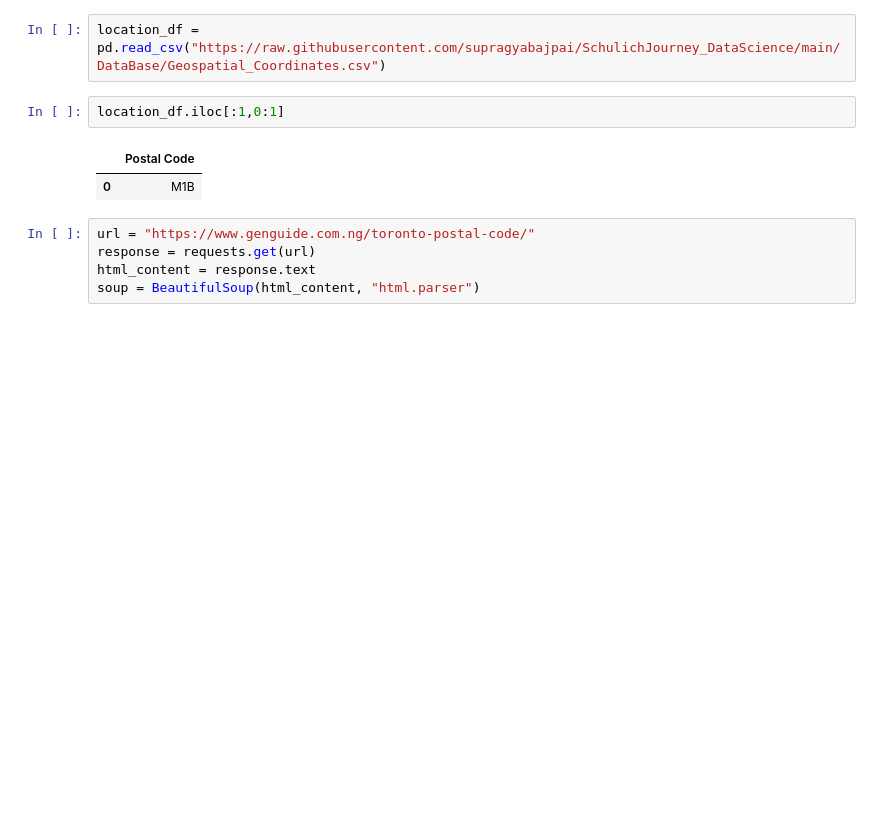
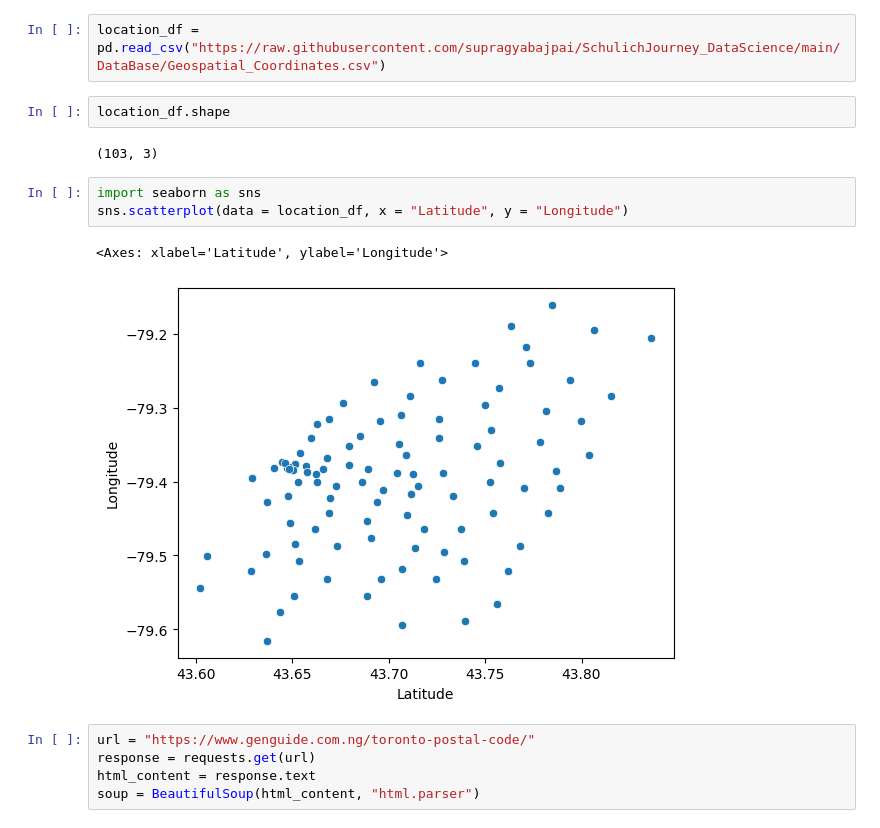
Before and after one commit to supragyabajpai/SchulichJourney_DataScience, a Jupyter notebook: DataBase/DB_P2.ipynb, the cells around one changed output. Drawn from its saved outputs; the diff is of its cells as text; blank space fills up the shorter version.

```diff
--- a/DataBase/DB_P2.ipynb
+++ b/DataBase/DB_P2.ipynb
@@ -209,11 +201,16 @@ The point is outside the polygon.
 import pandas as pd
 # %%
 location_df = pd.read_csv("https://raw.githubusercontent.com/supragyabajpai/SchulichJourney_DataScience/main/DataBase/Geospatial_Coordinates.csv")
-# %%
-location_df.iloc[:1,0:1]
-# %% [output]
-|  | Postal Code |
-| 0 | M1B |
+# %%
+location_df.shape
+# %% [output]
+(103, 3)
+# %%
+import seaborn as sns
+sns.scatterplot(data = location_df, x = "Latitude", y = "Longitude")
+# %% [output]
+<Axes: xlabel='Latitude', ylabel='Longitude'>
+[figure, added]
 # %%
 url = "https://www.genguide.com.ng/toronto-postal-code/"
 response = requests.get(url)
```
Also changed, not shown: parts of 19 cells of this notebook.
